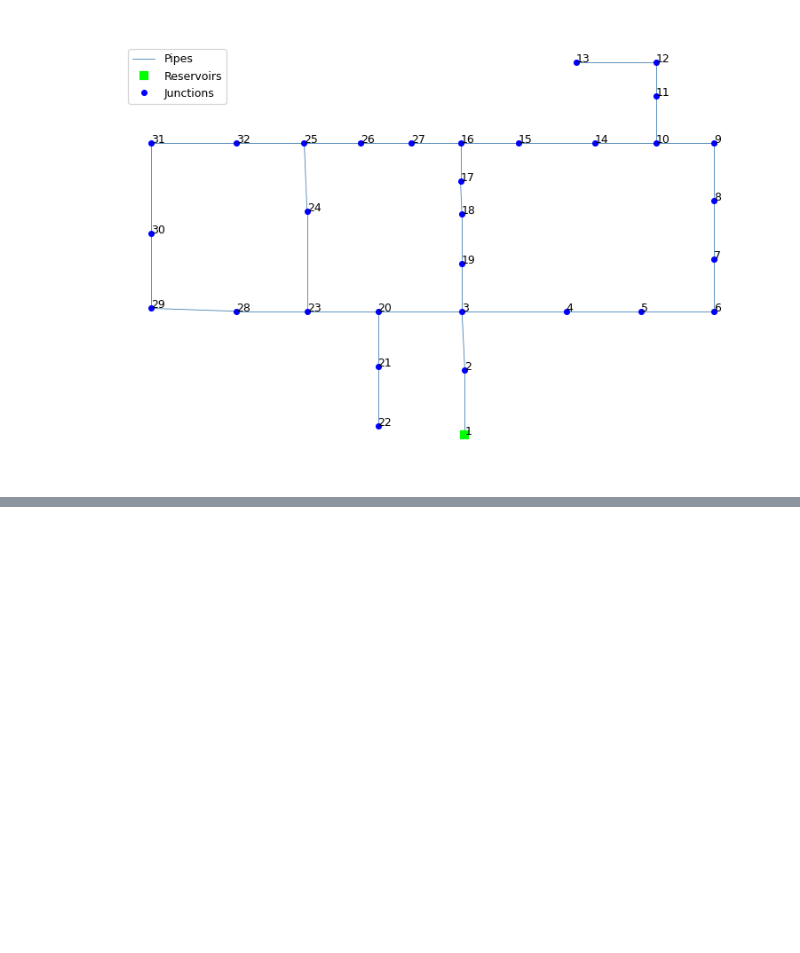
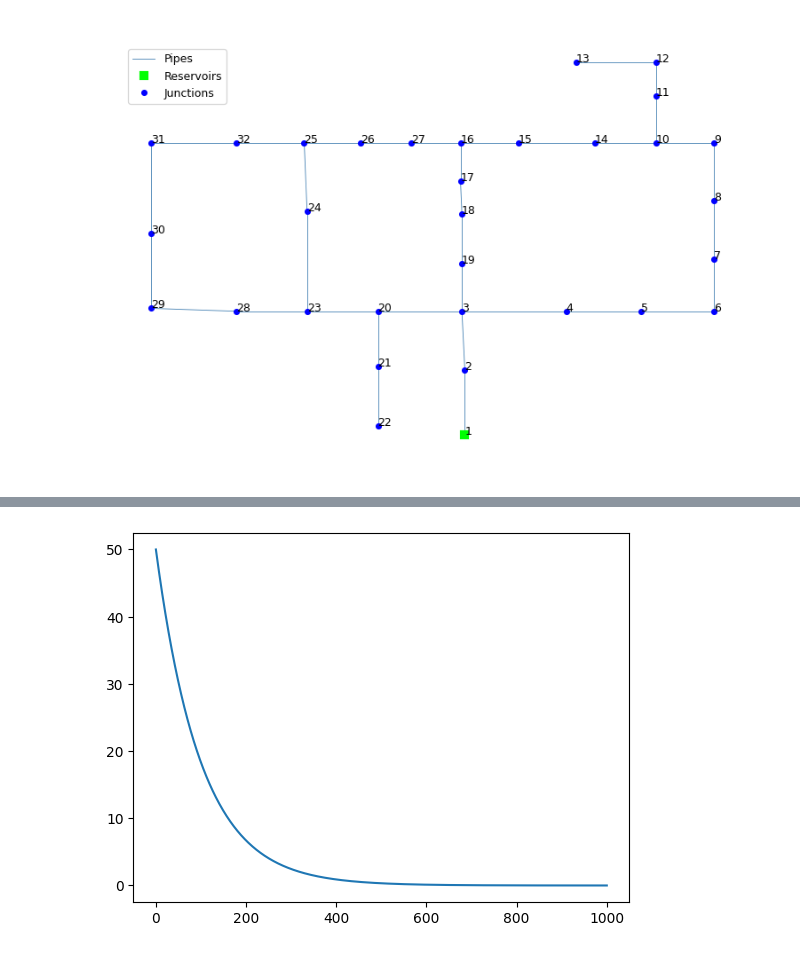
Before and after one commit to mnozkiewicz/MiSS, a Jupyter notebook: notebooks/leak_prediction.ipynb, the cells around one changed output, grey strips where cells are left out. Cells and saved outputs as stored; diff of their text form; code cells hidden in the pictures; blank space fills up the shorter version.

```diff
--- a/notebooks/leak_prediction.ipynb
+++ b/notebooks/leak_prediction.ipynb
@@ -217,0 +307,5 @@ np.float64(0.6899224806201549)
+# %%
+plt.plot(T)
+plt.show()
+# %% [output]
+[figure, added]
```
Also changed, not shown: parts of 11 cells of this notebook.
